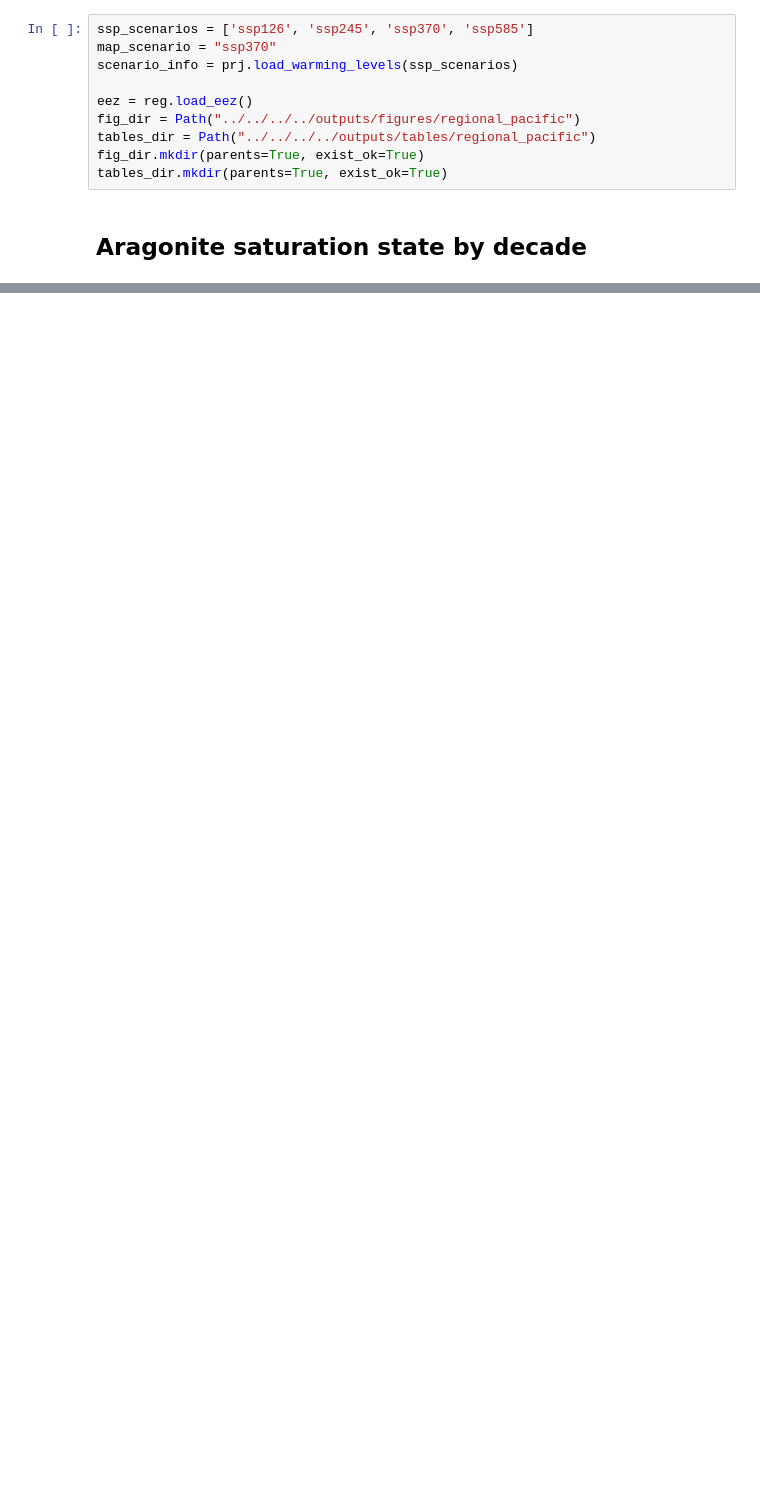
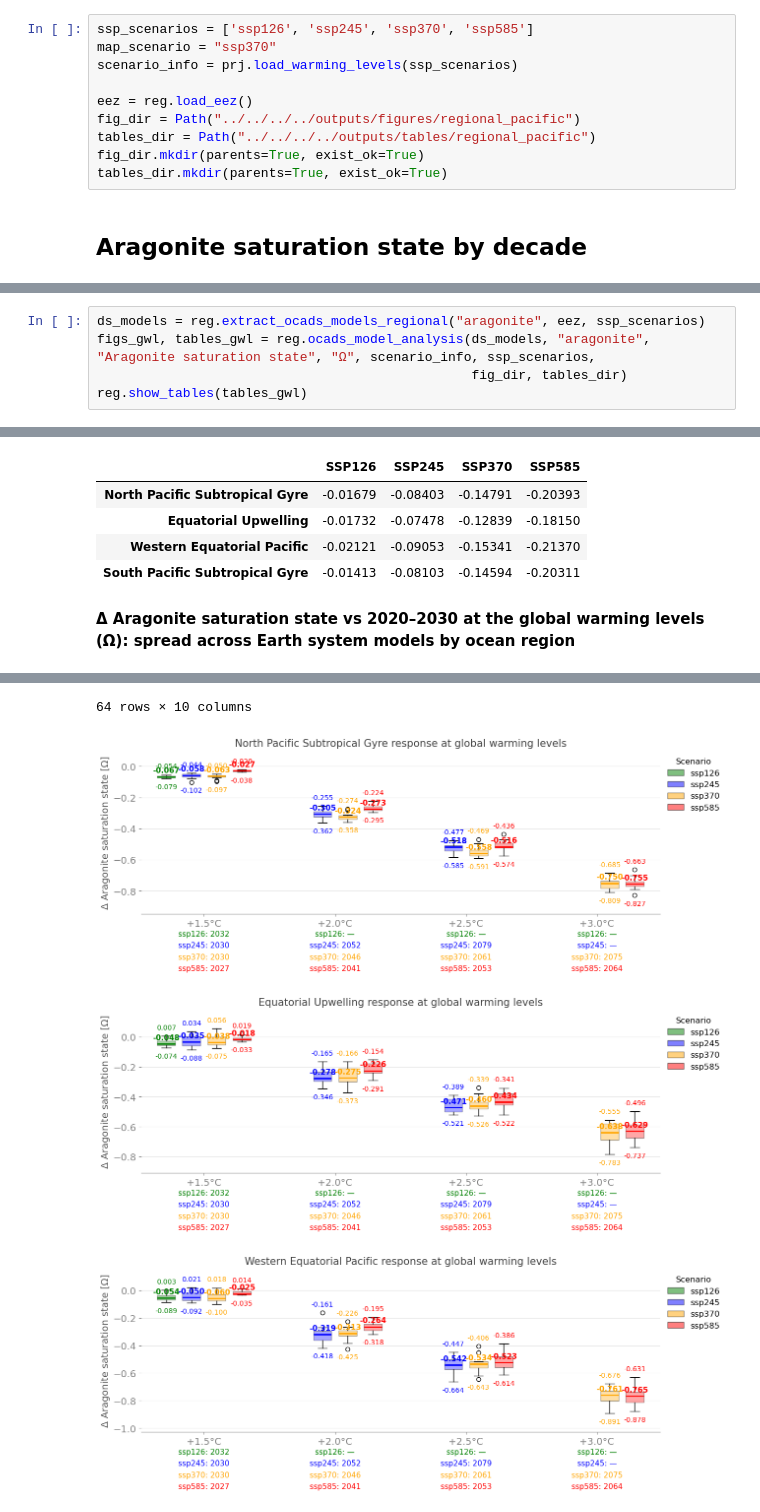
Before and after one commit to lauracagigal/CIndRA, a Jupyter notebook: notebooks/projections/Regional/biochemistry/b_aragonite.ipynb, the cells around one changed output, grey strips where cells are left out. Cells and saved outputs as stored; diff of their text form; blank space fills up the shorter version.

```diff
--- a/notebooks/projections/Regional/biochemistry/b_aragonite.ipynb
+++ b/notebooks/projections/Regional/biochemistry/b_aragonite.ipynb
@@ -89,0 +102,6 @@ tables["regions"]
+# %%
+ds_models = reg.extract_ocads_models_regional("aragonite", eez, ssp_scenarios)
+figs_gwl, tables_gwl = reg.ocads_model_analysis(ds_models, "aragonite", "Aragonite saturation state", "Ω", scenario_info, ssp_scenarios,
+                                                fig_dir, tables_dir)
+reg.show_tables(tables_gwl)
+# %% [output]
@@ -89,0 +109,6 @@ tables["regions"]
+|  | SSP126 | SSP245 | SSP370 | SSP585 |
+| North Pacific Subtropical Gyre | -0.01679 | -0.08403 | -0.14791 | -0.20393 |
+| Equatorial Upwelling | -0.01732 | -0.07478 | -0.12839 | -0.18150 |
+| Western Equatorial Pacific | -0.02121 | -0.09053 | -0.15341 | -0.21370 |
+| South Pacific Subtropical Gyre | -0.01413 | -0.08103 | -0.14594 | -0.20311 |
+**Δ Aragonite saturation state vs 2020–2030 at the global warming levels (Ω): spread across Earth system models by ocean region**
@@ -89,0 +127,4 @@ tables["regions"]
+64 rows × 10 columns
+[figure, added]
+[figure, added]
+[figure, added]
```
Also changed, not shown: parts of 5 cells of this notebook, 33 other files.
